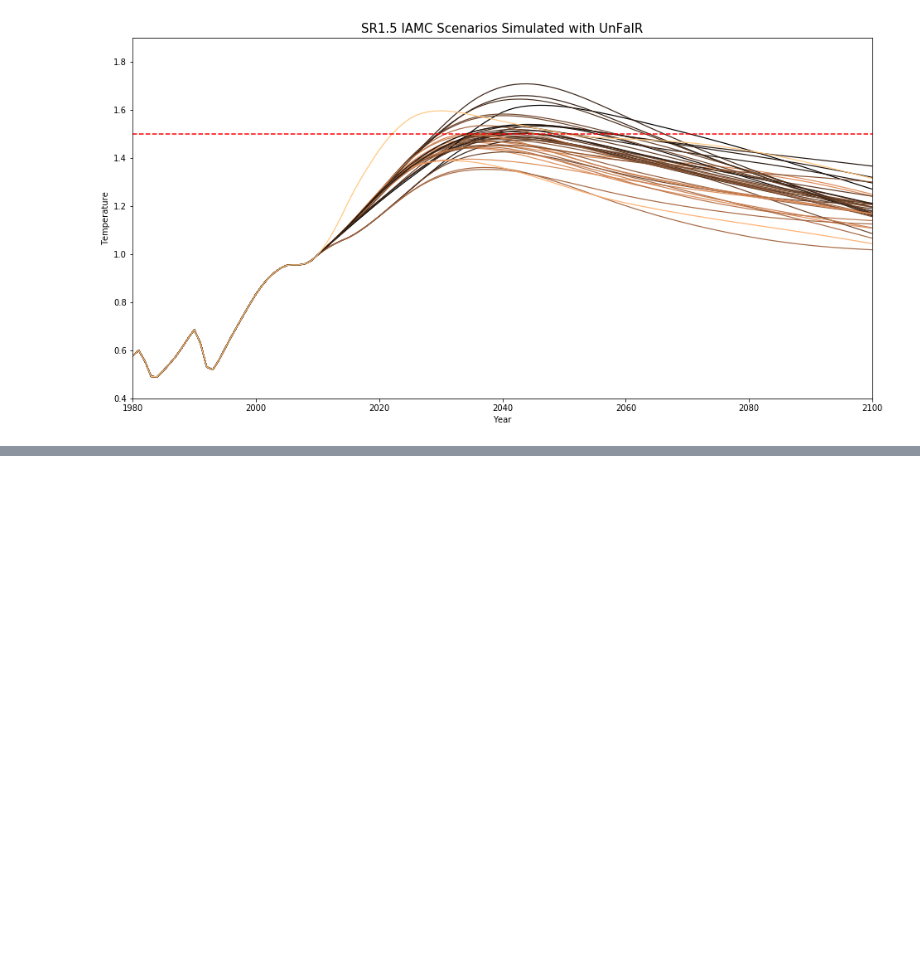
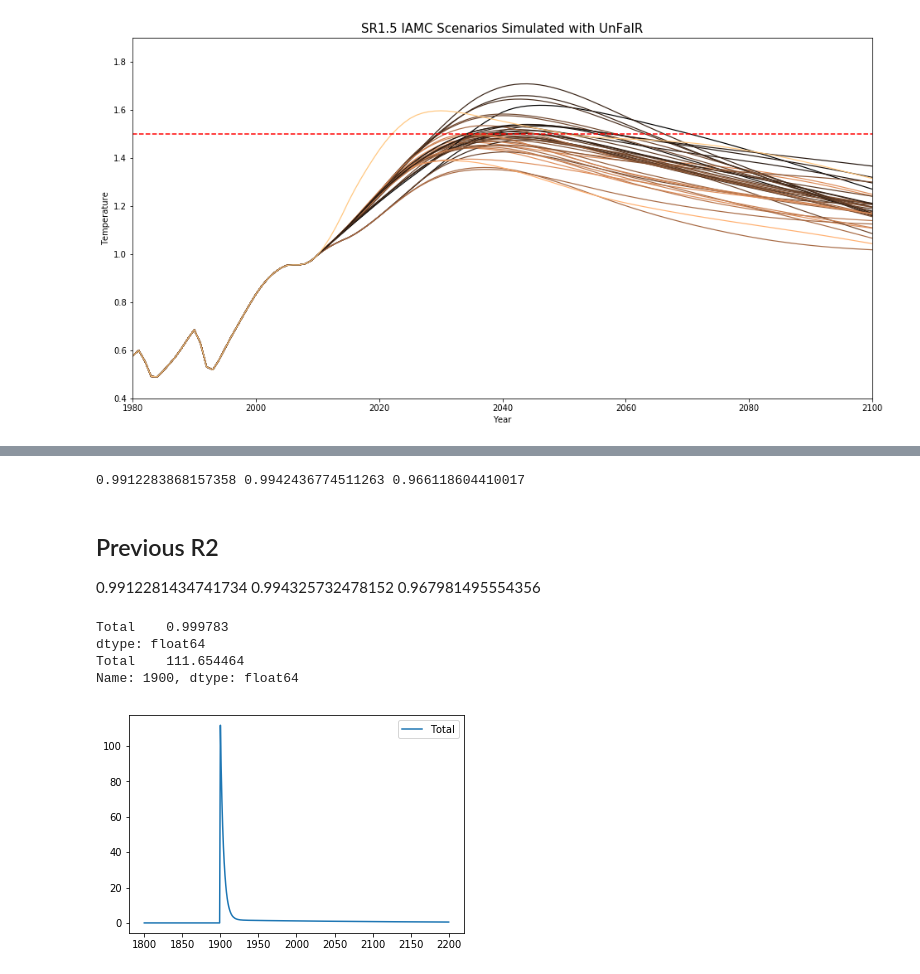
Before and after one commit to stujen/fiveEqSCM, a Jupyter notebook: 5eqSCM/Nick_UnFaIR/Test Runs.ipynb, the cells around one changed output, grey strips where cells are left out. Saved outputs shown, nothing was run; the diff lists cells and outputs as text; code cells hidden in the pictures; blank space fills up the shorter version.

```diff
--- a/5eqSCM/Nick_UnFaIR/Test Runs.ipynb
+++ b/5eqSCM/Nick_UnFaIR/Test Runs.ipynb
@@ -239,0 +245,33 @@ Text(0.5, 0.98, 'Concentrations over the historical (1850-2012) Period')
+# %%
+## R^2 value for best fit params:
+
+from sklearn.metrics import r2_score
+
+model_run = fit_gas_cycles(BE_E,T_response)
+
+CO2_r2 = r2_score(CMIP6_concs.loc[1850:2012,'CO2'].values,model_run.loc[1850:2012,'CO2'].values)
+CH4_r2 = r2_score(CMIP6_concs.loc[1850:2012,'CH4'].values,model_run.loc[1850:2012,'CH4'].values)
+N2O_r2 = r2_score(CMIP6_concs.loc[1850:2012,'N2O'].values,model_run.loc[1850:2012,'N2O'].values)
+
+print(CO2_r2,CH4_r2,N2O_r2)
+# %% [output]
+0.9912283868157358 0.9942436774511263 0.966118604410017
+# %% [markdown]
+## Previous R2
+
+0.9912281434741734 0.994325732478152 0.967981495554356
+# %%
+test_forcing = np.zeros(401)
+test_forcing[100] = 1239
+model_run = UnFaIR(empty_emissions(1800,2200),test_forcing)['T']
+model_run.plot()
+print(model_run.loc[1935:2135].mean())
+print(model_run.loc[1900])
+
+#plt.ylim(0,3)
+# %% [output]
+Total    0.999783
+dtype: float64
+Total    111.654464
+Name: 1900, dtype: float64
+[figure, added]
```
Also changed, not shown: parts of 4 cells of this notebook, 8 other files.
